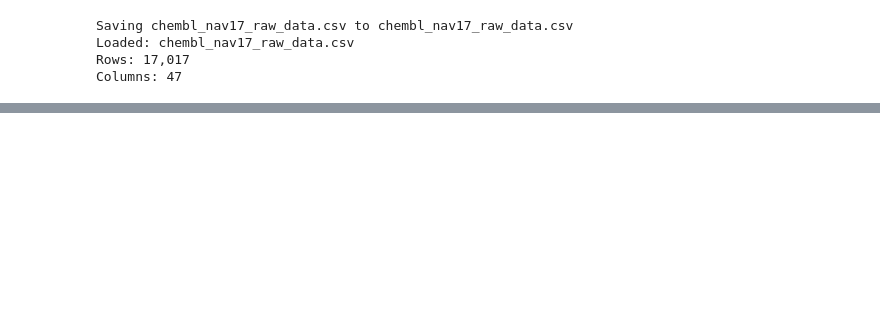
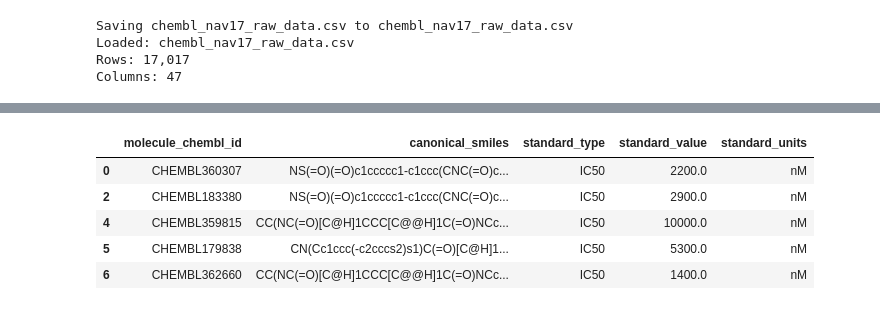
Before and after one commit to larry-xiping/LA-SAR-Validation, a Jupyter notebook: 01.ipynb, the cells around one changed output, grey strips where cells are left out. Drawn from its saved outputs; the diff is of its cells as text; code cells hidden in the pictures; blank space fills up the shorter version.

```diff
--- a/01.ipynb
+++ b/01.ipynb
@@ -247,0 +252,66 @@ Columns: 47
+# %%
+# ============================================================
+# STEP 4 — Filter and standardize activity data
+# ============================================================
+
+# 1. Keep only records with:
+#    • IC50 activity measurements
+#    • values reported in nM
+#    • exact measured values (standard_relation = '=')
+#    • a valid numerical activity value
+#    • an available canonical SMILES
+#
+# Using exact IC50 values helps keep the activity dataset
+# consistent for later comparison.
+
+processed_df = raw_df[
+    raw_df["standard_type"].eq("IC50") &
+    raw_df["standard_units"].eq("nM") &
+    raw_df["standard_relation"].eq("=") &
+    raw_df["standard_value"].notna() &
+    raw_df["canonical_smiles"].notna()
+].copy()
+
+
+# 2. Convert activity values to numeric format.
+#    errors='coerce' safely converts unexpected non-numeric
+#    entries to NaN rather than causing the code to fail.
+
+processed_df["standard_value"] = pd.to_numeric(
+    processed_df["standard_value"],
+    errors="coerce"
+)
+
+
+# 3. Remove any records that could not be converted to a
+#    valid numerical IC50 value.
+
+processed_df = processed_df[
+    processed_df["standard_value"].notna()
+].copy()
+
+
+# 4. Keep only the fields needed for the next stages
+#    of the analysis.
+
+final_data = processed_df[
+    [
+        "molecule_chembl_id",
+        "canonical_smiles",
+        "standard_type",
+        "standard_value",
+        "standard_units"
+    ]
+].copy()
+
+
+# 5. Display the first few records as a quick check.
+
+display(final_data.head())
+# %% [output]
+|  | molecule_chembl_id | canonical_smiles | standard_type | standard_value | standard_units |
+| 0 | CHEMBL360307 | NS(=O)(=O)c1ccccc1-c1ccc(CNC(=O)c... | IC50 | 2200.0 | nM |
+| 2 | CHEMBL183380 | NS(=O)(=O)c1ccccc1-c1ccc(CNC(=O)c... | IC50 | 2900.0 | nM |
+| 4 | CHEMBL359815 | CC(NC(=O)[C@H]1CCC[C@@H]1C(=O)NCc... | IC50 | 10000.0 | nM |
+| 5 | CHEMBL179838 | CN(Cc1ccc(-c2cccs2)s1)C(=O)[C@H]1... | IC50 | 5300.0 | nM |
+| 6 | CHEMBL362660 | CC(NC(=O)[C@H]1CCC[C@@H]1C(=O)NCc... | IC50 | 1400.0 | nM |
```
Also changed, not shown: parts of 2 cells of this notebook.
